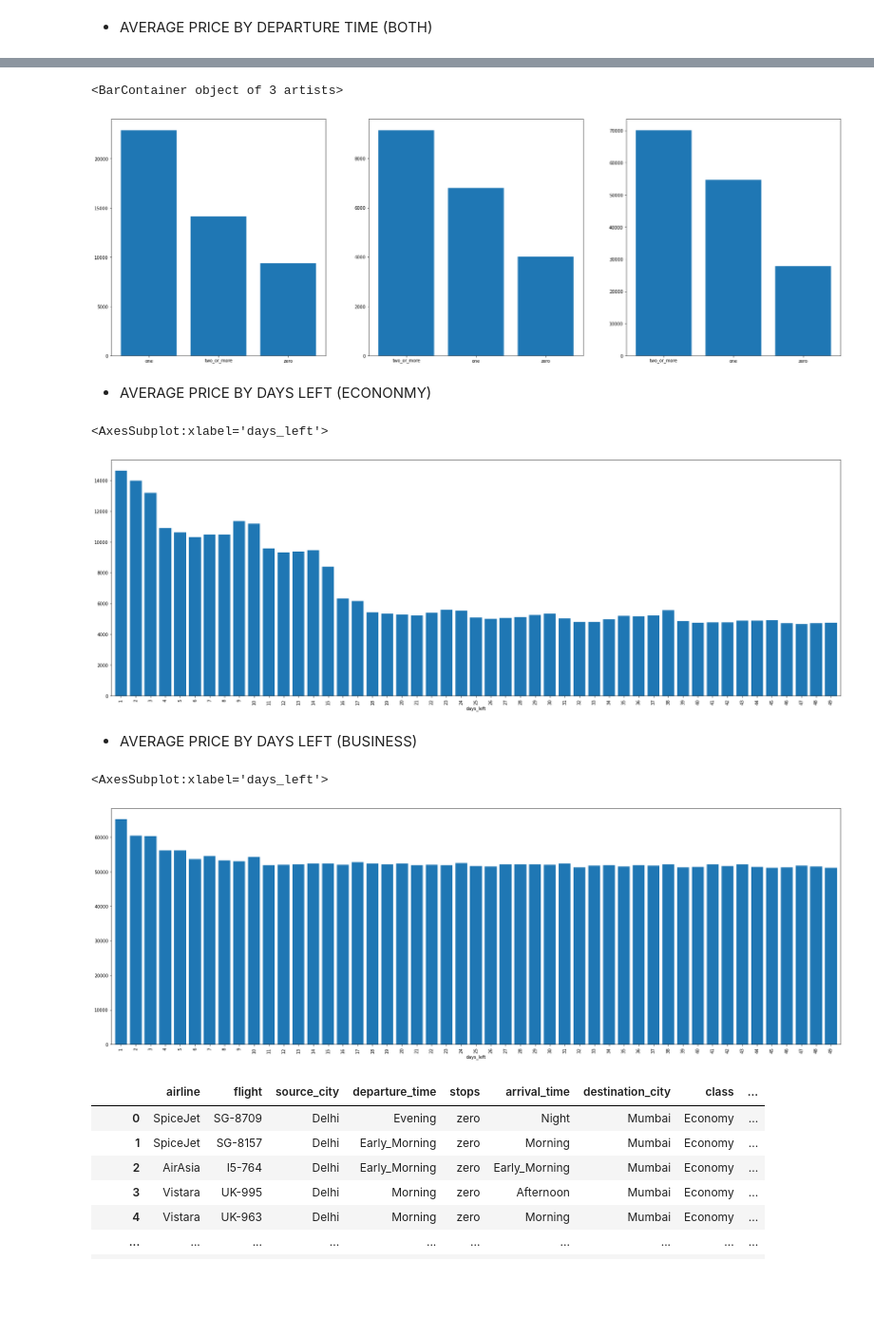
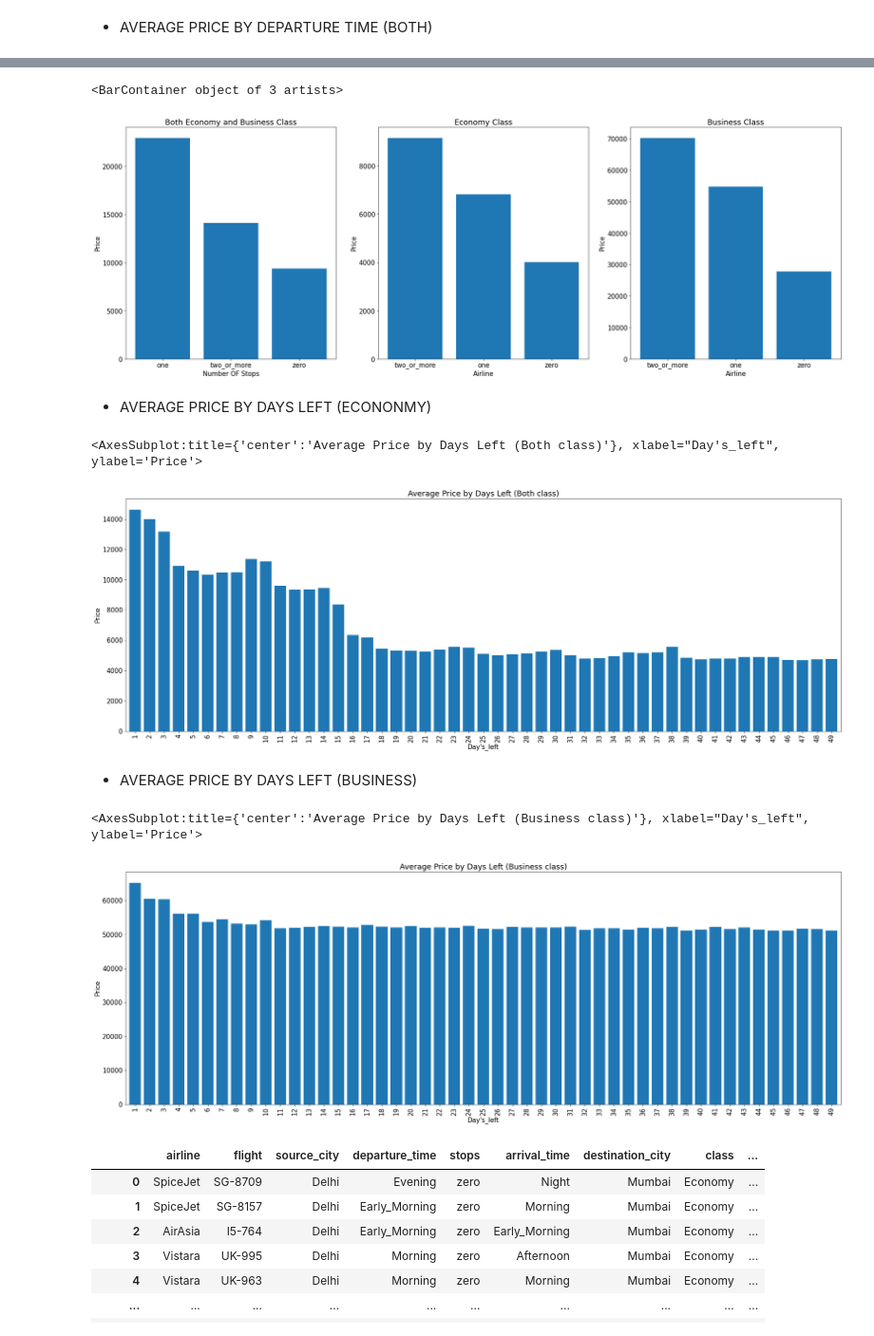
Before and after one commit to Shobanprakash/FLIGHT_PRICE_PREDICTION, a Jupyter notebook: prediction.ipynb, the cells around one changed output, grey strips where cells are left out. Shown: that part at 95% size. Cells and saved outputs as stored; diff of their text form; code cells hidden in the pictures; blank space fills up the shorter version.

```diff
--- a/prediction.ipynb
+++ b/prediction.ipynb
@@ -234,38 +277,47 @@ plt.bar(xbus,ybus)
 # %%
 plt.figure(figsize=(30,10))
 x = df.groupby(["stops"])['price'].mean().sort_values(ascending=False).keys()
 y = df.groupby(["stops"])['price'].mean().sort_values(ascending=False).unique()
 plt.subplot(1,3,1)
+plt.xlabel('Number OF Stops')
+plt.ylabel("Price")
+plt.title('Both Economy and Business Class')
 plt.bar(x,y)
 
 xeco = df[df['class'] == 'Economy'].groupby(['stops'])['price'].mean().sort_values(ascending=False).keys()
 yeco = df[df['class'] == 'Economy'].groupby(['stops'])['price'].mean().sort_values(ascending=False).unique()
 plt.subplot(1,3,2)
+plt.xlabel('Airline')
+plt.ylabel("Price")
+plt.title('Economy Class')
 plt.bar(xeco,yeco)
 
 xbus = df[df['class'] == 'Business'].groupby(['stops'])['price'].mean().sort_values(ascending=False).keys()
 ybus = df[df['class'] == 'Business'].groupby(['stops'])['price'].mean().sort_values(ascending=False).unique()
 plt.subplot(1,3,3)
+plt.xlabel('Airline')
+plt.ylabel("Price")
+plt.title('Business Class')
 plt.bar(xbus,ybus)
 # %% [output]
 <BarContainer object of 3 artists>
-[figure, old version]
+[figure, new version]
 # %% [markdown]
 * AVERAGE PRICE BY DAYS LEFT (ECONONMY)
 # %%
 plt.figure(figsize=(30,10))
-df[df['class']=='Economy'].groupby(['days_left'])['price'].mean().plot(kind='bar',width=.8)
+df[df['class']=='Economy'].groupby(['days_left'])['price'].mean().plot(kind='bar',width=.8,xlabel="Day's_left",ylabel="Price",title="Average Price by Days Left (Both class)")
 # %% [output]
-<AxesSubplot:xlabel='days_left'>
+<AxesSubplot:title={'center':'Average Price by Days Left (Both class)'}, xlabel="Day's_left", ylabel='Price'>
-[figure, old version]
+[figure, new version]
 # %% [markdown]
 * AVERAGE PRICE BY DAYS LEFT (BUSINESS)
 # %%
 plt.figure(figsize=(30,10))
-df[df['class']=='Business'].groupby(['days_left'])['price'].mean().plot(kind='bar',width=.8)
+df[df['class']=='Business'].groupby(['days_left'])['price'].mean().plot(kind='bar',width=.8,xlabel="Day's_left",ylabel="Price",title="Average Price by Days Left (Business class)")
 # %% [output]
-<AxesSubplot:xlabel='days_left'>
+<AxesSubplot:title={'center':'Average Price by Days Left (Business class)'}, xlabel="Day's_left", ylabel='Price'>
-[figure, old version]
+[figure, new version]
 # %%
 df
 # %% [output]
```
Also changed, not shown: parts of 21 cells of this notebook.
